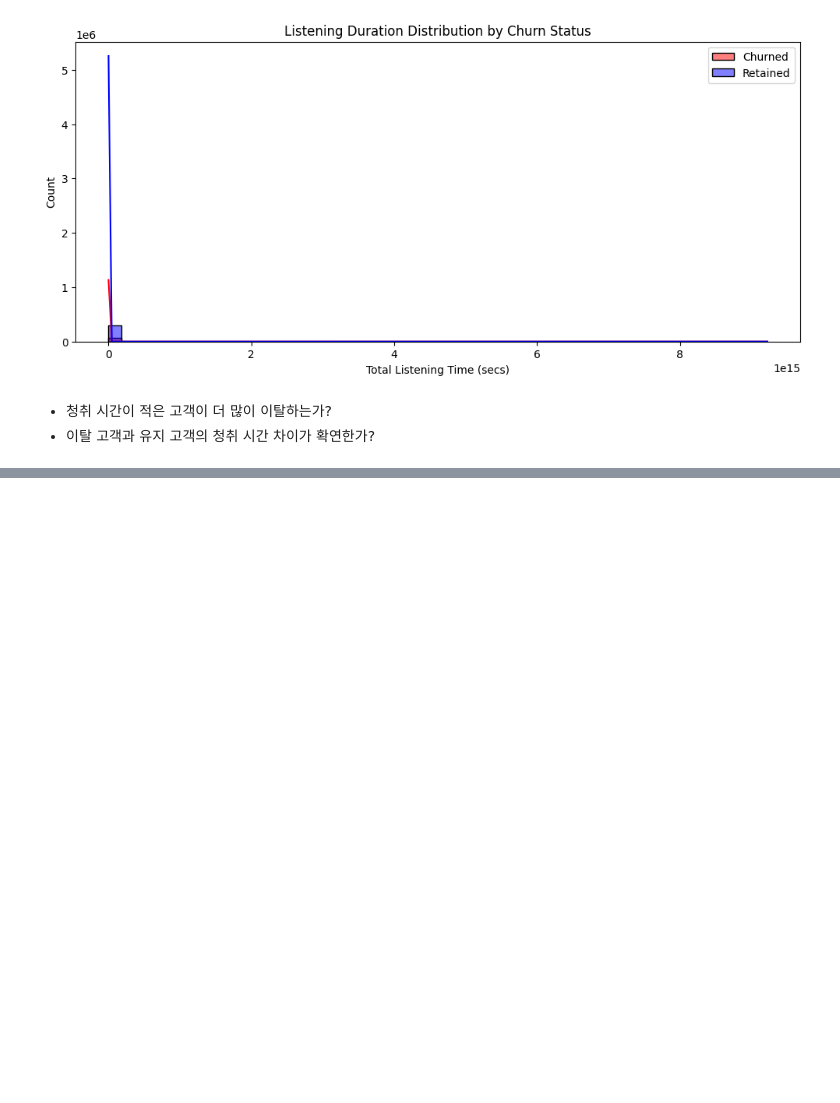
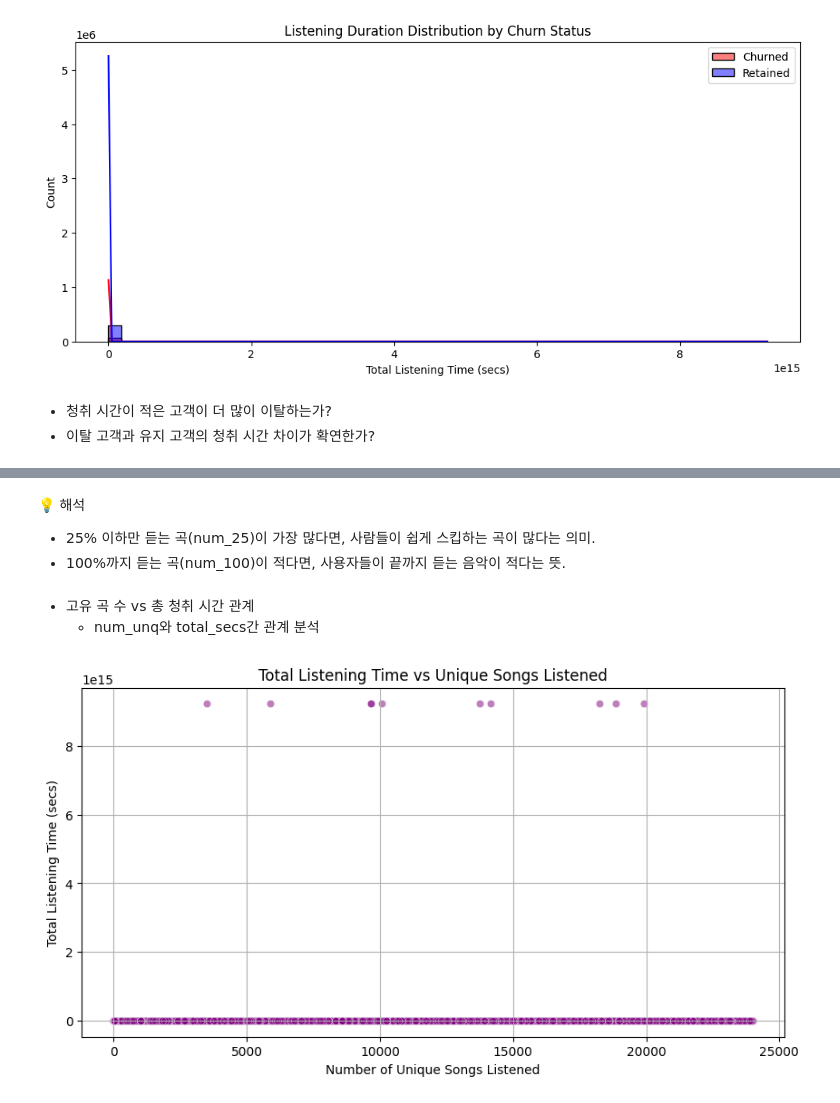
Before and after one commit to SKNETWORKS-FAMILY-AICAMP/SKN09-2nd-2Team, a Jupyter notebook: sungwon/final_EDA/sw-fina-EDA.ipynb, the cells around one changed output, grey strips where cells are left out. Cells and saved outputs as stored; diff of their text form; code cells hidden in the pictures; blank space fills up the shorter version.

```diff
--- a/sungwon/final_EDA/sw-fina-EDA.ipynb
+++ b/sungwon/final_EDA/sw-fina-EDA.ipynb
@@ -160,0 +203,18 @@ plt.show()
+# %% [markdown]
+💡 해석
+
+- 25% 이하만 듣는 곡(num_25)이 가장 많다면, 사람들이 쉽게 스킵하는 곡이 많다는 의미.
+- 100%까지 듣는 곡(num_100)이 적다면, 사용자들이 끝까지 듣는 음악이 적다는 뜻.
+# %% [markdown]
+- 고유 곡 수 vs 총 청취 시간 관계
+    - num_unq와 total_secs간 관계 분석
+# %%
+plt.figure(figsize=(10, 5))
+sns.scatterplot(data=df, x='num_unq', y='total_secs', alpha=0.5, color='purple')
+plt.xlabel("Number of Unique Songs Listened")
+plt.ylabel("Total Listening Time (secs)")
+plt.title("Total Listening Time vs Unique Songs Listened")
+plt.grid()
+plt.show()
+# %% [output]
+[figure, added]
```
Also changed, not shown: parts of 16 cells of this notebook.
